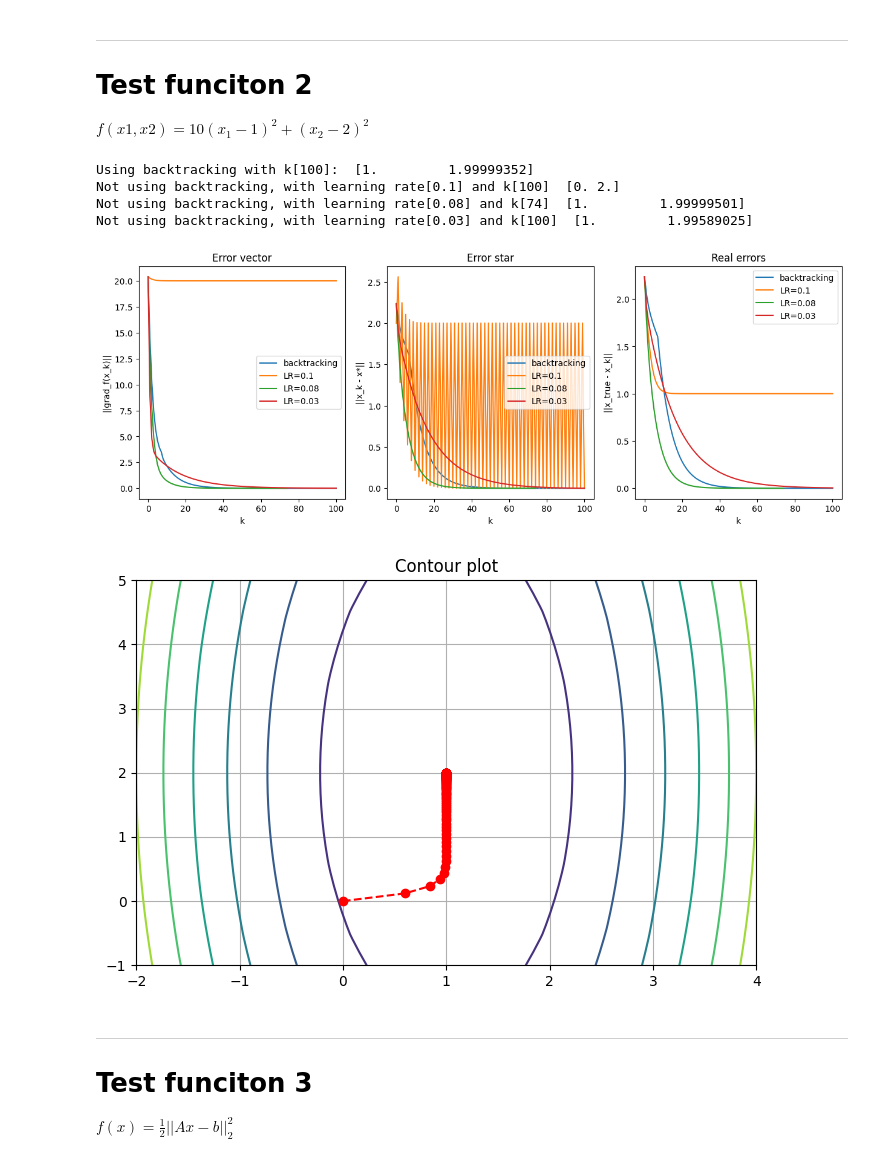
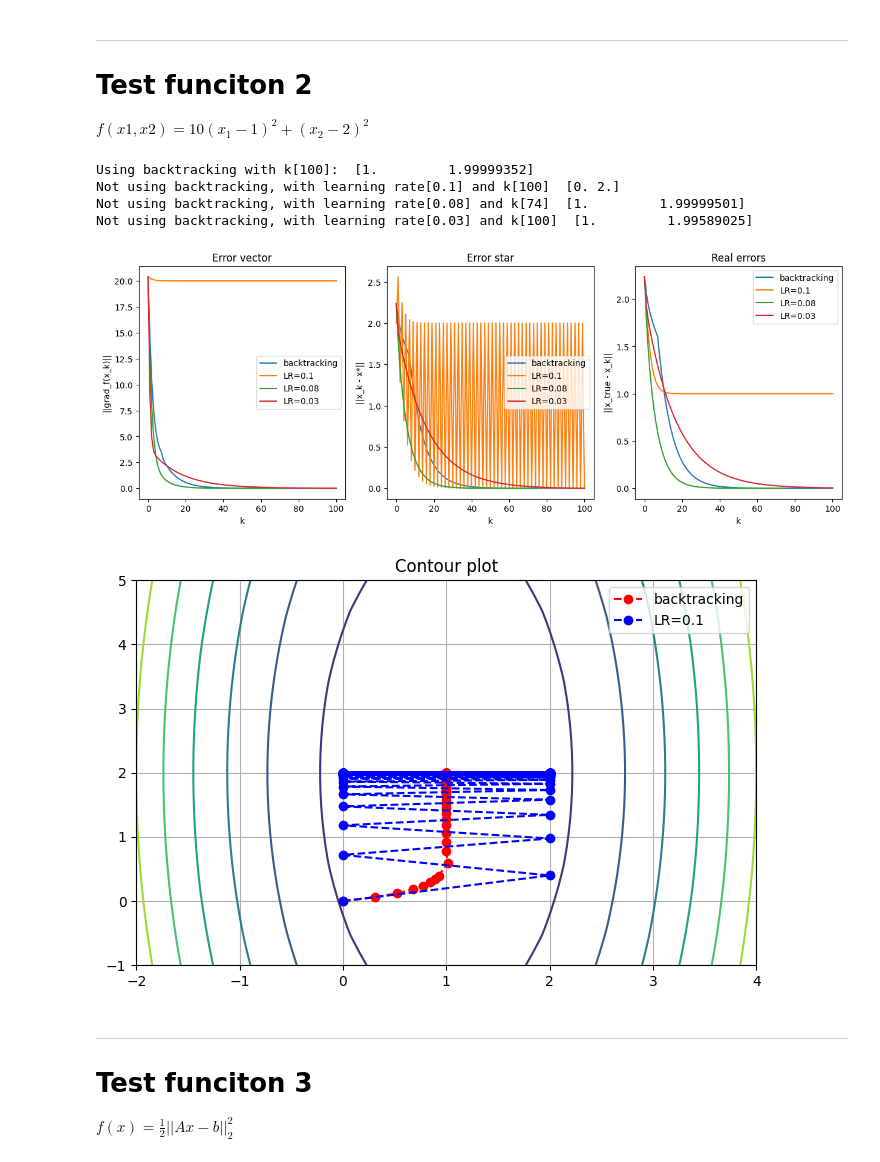
Before and after one commit to ChiaraAngileri/SMM_lab, a Jupyter notebook: Homework3 - no comments.ipynb, the cells around one changed output. Saved outputs shown, nothing was run; the diff lists cells and outputs as text; code cells hidden in the pictures.

```diff
--- a/Homework3 - no comments.ipynb
+++ b/Homework3 - no comments.ipynb
@@ -79,6 +79,6 @@ def GD(f, grad_f, x0, kmax, tolf=1e-6, tolx=1e-6, step=0.001, useBackTracking=Fa
 
     return x, k, f_val, grads, err_val, errors_star, true_errors
 # %%
-x, k, fval, grads, errval, errors_star, _ = GD(lambda x:f_test(x), lambda x:grad_f_test(x), np.asarray([0]), 1000)
+x, k, fval, grads, errval, errors_star, _ = GD(lambda x:f_test(x), lambda x:grad_f_test(x), np.asarray([0]), 1000, useBackTracking=True)
 print(x[k])
 # %% [output]
@@ -386,35 +377,42 @@ plt.legend(legend)
 plt.subplot(1,3,3)
 plt.title('Real errors')
 plt.xlabel('k')
 plt.ylabel('||x_true - x_k||')
 
 for e in range(len(f_tot)):
     kk = np.arange(0, k_tot[e]+1)
     plt.plot(kk, true_errors[e])
 plt.legend(legend)
 
 plt.show()
 
 plt.figure(figsize=(8, 5))
 xv = np.linspace(-2, 4, 30)
 yv = np.linspace(-1, 5, 30)
 xx, yy = np.meshgrid(xv, yv)
 #Compute the value of f over the grid
 zz = f2([xx, yy])
 plt.contour(xx, yy, zz)
+
 k_backtracking = k_tot[0]
-plt.plot(x[:k_backtracking,0],x[:k_backtracking,1],'--ro')
+x_backtracking = x_tot[0].reshape(k_backtracking+1, 2)
+plt.plot(x_backtracking[:, 0], x_backtracking[:, 1], '--ro')
+
+x_01 = x_tot[1].reshape(k_tot[1]+1, 2)
+plt.plot(x_01[:, 0], x_01[:, 1], '--bo')
+
+plt.legend(['backtracking', 'LR=0.1'])
 
 plt.title("Contour plot")
 plt.grid()
 plt.show()
 # %% [output]
 Using backtracking with k[100]:  [1.         1.99999352]
 Not using backtracking, with learning rate[0.1] and k[100]  [0. 2.]
 Not using backtracking, with learning rate[0.08] and k[74]  [1.         1.99999501]
 Not using backtracking, with learning rate[0.03] and k[100]  [1.         1.99589025]
 [figure]
-[figure, old version]
+[figure, new version]
 # %% [markdown]
 ---
 
```
Also changed, not shown: parts of 8 cells of this notebook, 2 other files.
